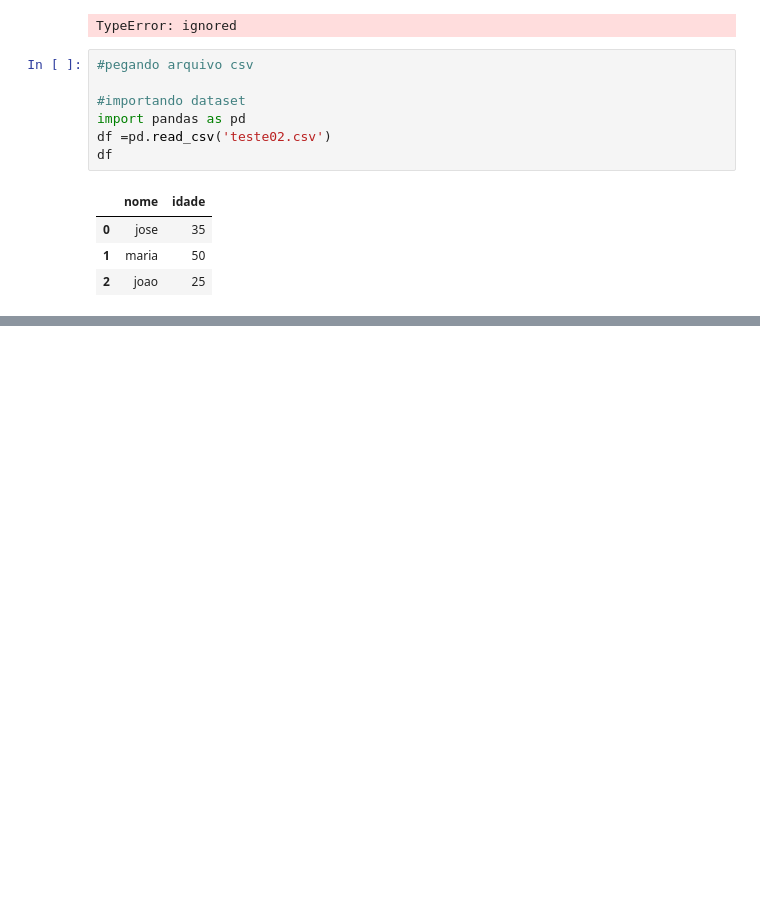
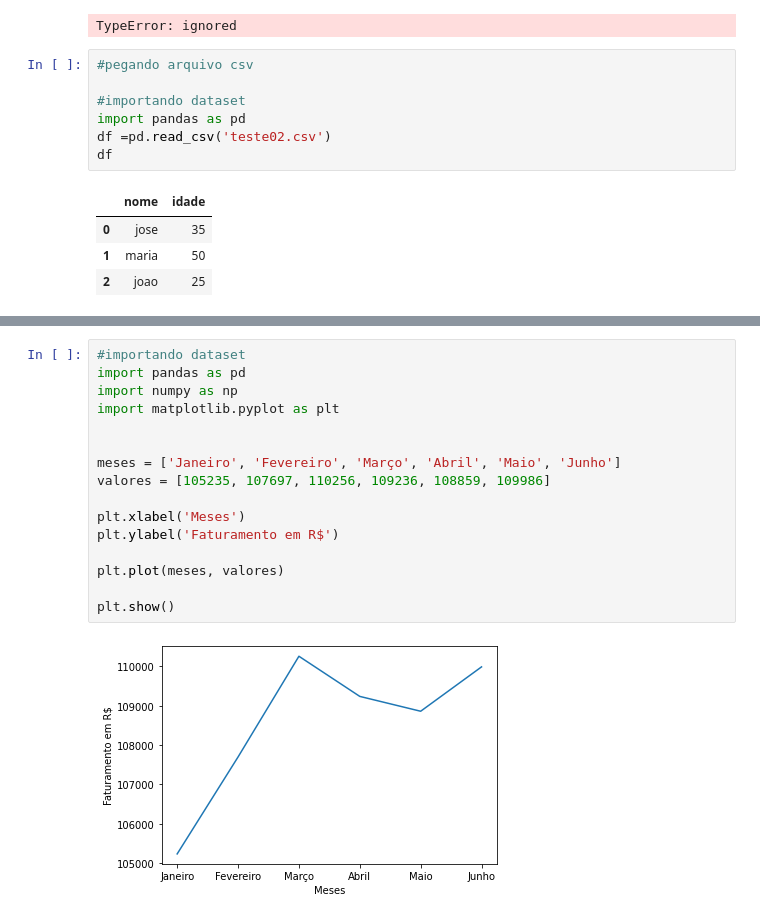
Before and after one commit to wevertonAraujo/projeto_final_python_4_cidades, a Jupyter notebook: teste1_1.ipynb, the cells around one changed output, grey strips where cells are left out. Drawn from its saved outputs; the diff is of its cells as text; blank space fills up the shorter version.

```diff
--- a/teste1_1.ipynb
+++ b/teste1_1.ipynb
@@ -233,0 +277,18 @@ df
+# %%
+#importando dataset
+import pandas as pd
+import numpy as np
+import matplotlib.pyplot as plt
+
+
+meses = ['Janeiro', 'Fevereiro', 'Março', 'Abril', 'Maio', 'Junho']
+valores = [105235, 107697, 110256, 109236, 108859, 109986]
+
+plt.xlabel('Meses')
+plt.ylabel('Faturamento em R$')
+
+plt.plot(meses, valores)
+
+plt.show()
+# %% [output]
+[figure, added]
```
Also changed, not shown: parts of 3 cells of this notebook.
